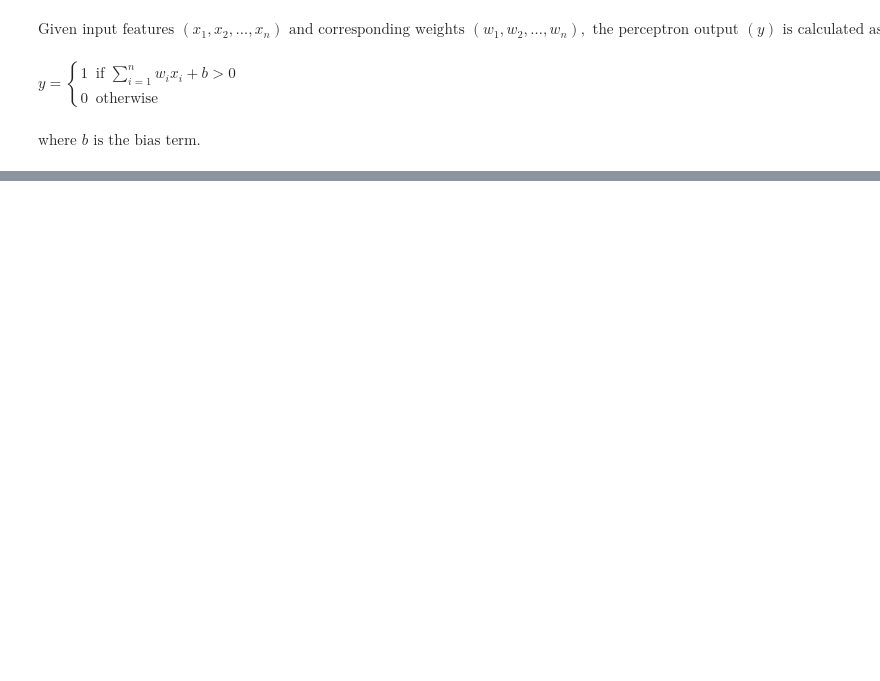
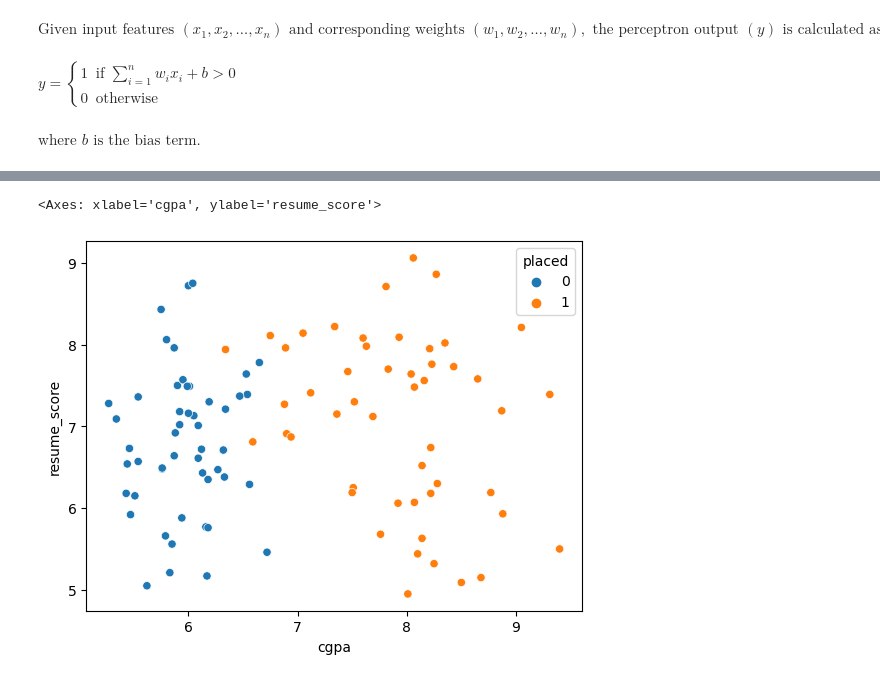
Before and after one commit to acdas04/Deep-Learning, a Jupyter notebook: perceptron.ipynb, the cells around one changed output, grey strips where cells are left out. Saved outputs shown, nothing was run; the diff lists cells and outputs as text; code cells hidden in the pictures; blank space fills up the shorter version.

```diff
--- a/perceptron.ipynb
+++ b/perceptron.ipynb
@@ -25,0 +56,5 @@ $\displaystyle \text{where } b \text{ is the bias term.}$
+# %%
+sns.scatterplot(x='cgpa',y='resume_score',data=data,hue='placed')
+# %% [output]
+<Axes: xlabel='cgpa', ylabel='resume_score'>
+[figure, added]
```
Also changed, not shown: parts of 22 cells of this notebook.
